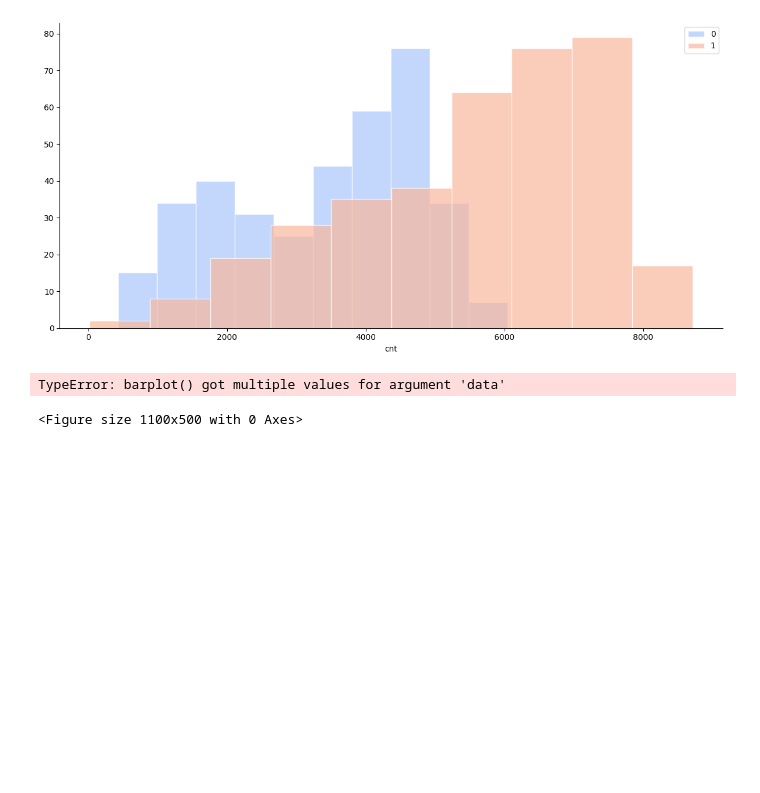
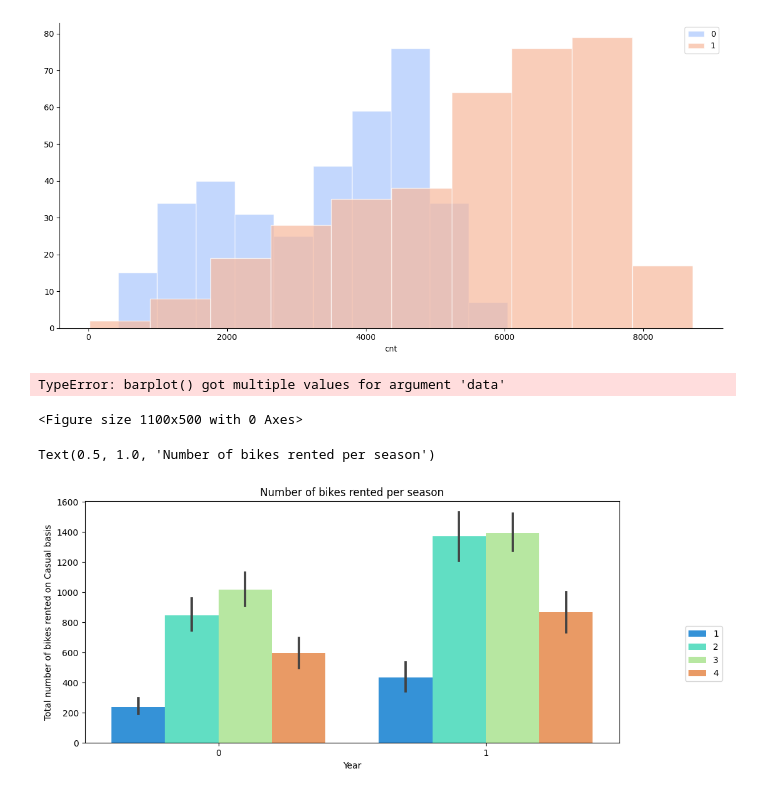
Before and after one commit to hiracse091/STAT_Final_project, a Jupyter notebook: data_prep.ipynb, the cells around one changed output. Saved outputs shown, nothing was run; the diff lists cells and outputs as text; code cells hidden in the pictures; blank space fills up the shorter version.

```diff
--- a/data_prep.ipynb
+++ b/data_prep.ipynb
@@ -86,3 +86,17 @@ plt.title('Number of bikes rented per season')
 # %% [output]
 TypeError: barplot() got multiple values for argument 'data'
 <Figure size 1100x500 with 0 Axes>
+# %%
+plt.figure(figsize=(11,5))
+sns.barplot(x = 'yr',
+            y = 'casual',
+            hue = 'season',
+            data = day_df,
+            palette = "rainbow")
+plt.legend(loc='upper right',bbox_to_anchor=(1.2,0.5))
+plt.xlabel('Year')
+plt.ylabel('Total number of bikes rented on Casual basis')
+plt.title('Number of bikes rented per season')
+# %% [output]
+Text(0.5, 1.0, 'Number of bikes rented per season')
+[figure, added]
```
